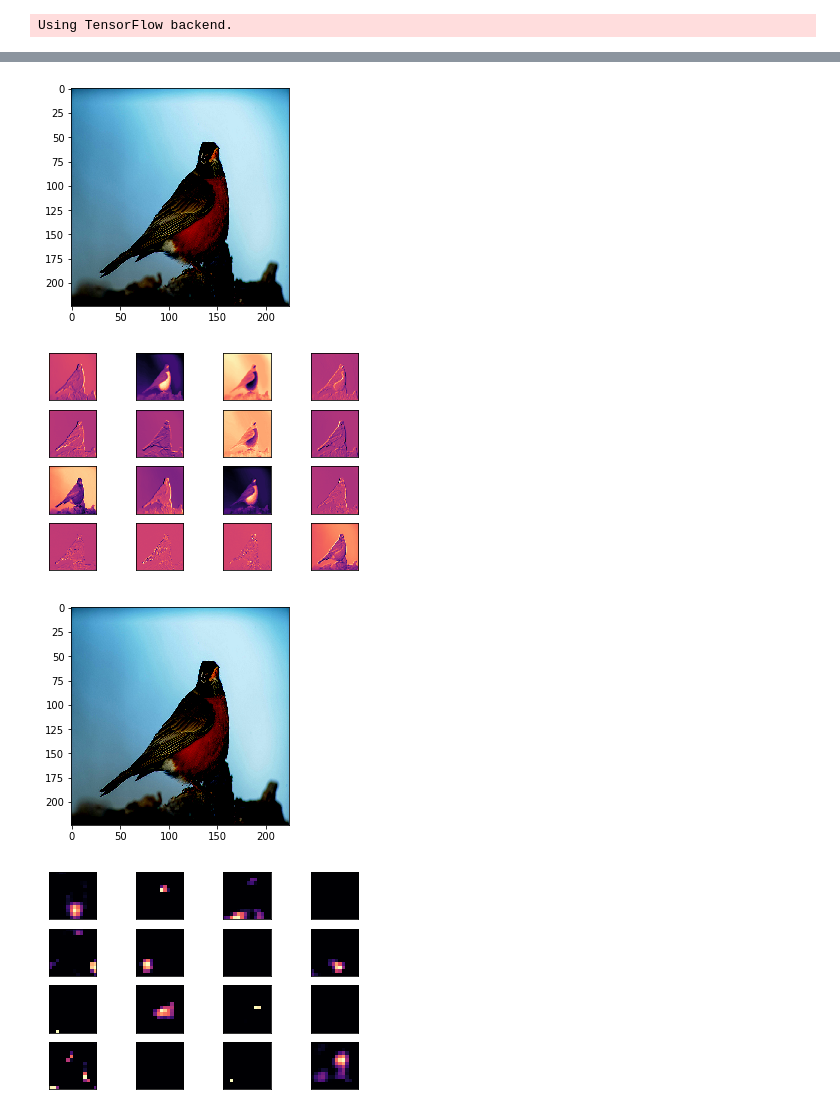
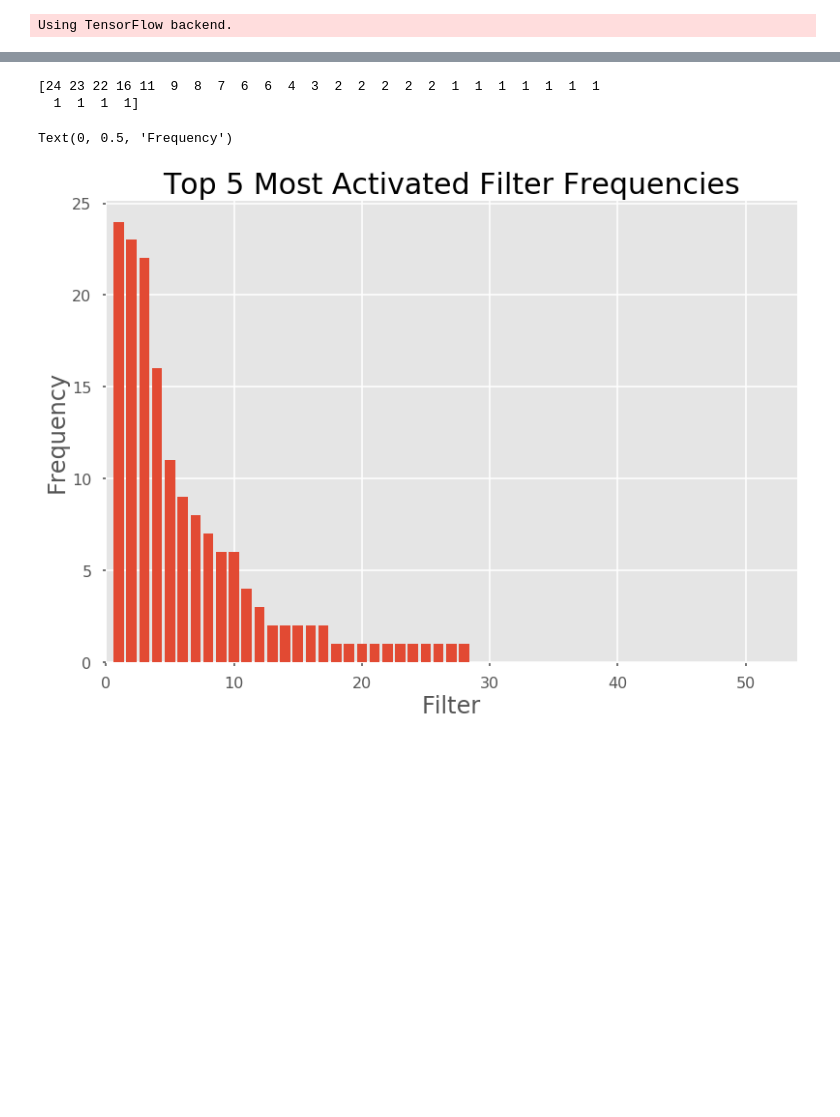
Before and after one commit to choiben314/cs325b, a Jupyter notebook: ben_dev.ipynb, the cells around one changed output, grey strips where cells are left out. Saved outputs shown, nothing was run; the diff lists cells and outputs as text; code cells hidden in the pictures; blank space fills up the shorter version.

```diff
--- a/ben_dev.ipynb
+++ b/ben_dev.ipynb
@@ -206,16 +212,13 @@ def show_activation_map(img, model, layer_name, preprocess_fn, square_dim):
-# %%
-img = load_img('bird.jpg', target_size=(224, 224))
-
-# Note: 'square_dim' can be up to the square root of the number of filters in the layer
-
-# First CONV layer activation map
-show_activation_map(img, resnet, 'conv1_conv', preprocess_input, square_dim=4)
-
-# Class activation map
-#vgg = vgg16.VGG16(include_top=True, weights='imagenet')
-show_activation_map(img, vgg, 'block5_conv3', preprocess_input, square_dim=4)
-# %% [output]
-[figure, removed]
-[figure, removed]
-[figure, removed]
-[figure, removed]
+# %%
+top_5_freq = np.flip(np.sort(np.unique(top_5, return_counts=True)[1]))
+print(top_5_freq)
+plt.bar(range(1, 1 + top_5_freq.shape[0]), top_5_freq)
+plt.xlim(0, 1 + 53)
+plt.title('Top 5 Most Activated Filter Frequencies')
+plt.xlabel('Filter')
+plt.ylabel('Frequency')
+# %% [output]
+[24 23 22 16 11  9  8  7  6  6  4  3  2  2  2  2  2  1  1  1  1  1  1  1
+  1  1  1  1]
+Text(0, 0.5, 'Frequency')
+[figure, added]
```
Also changed, not shown: parts of 11 cells of this notebook, 6 other files.
